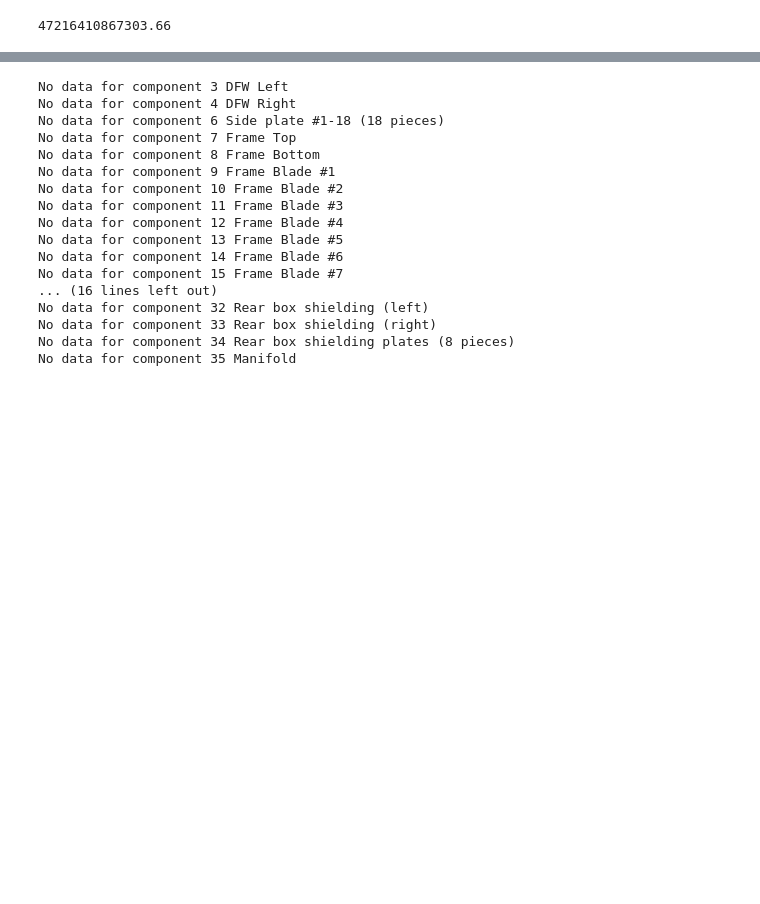
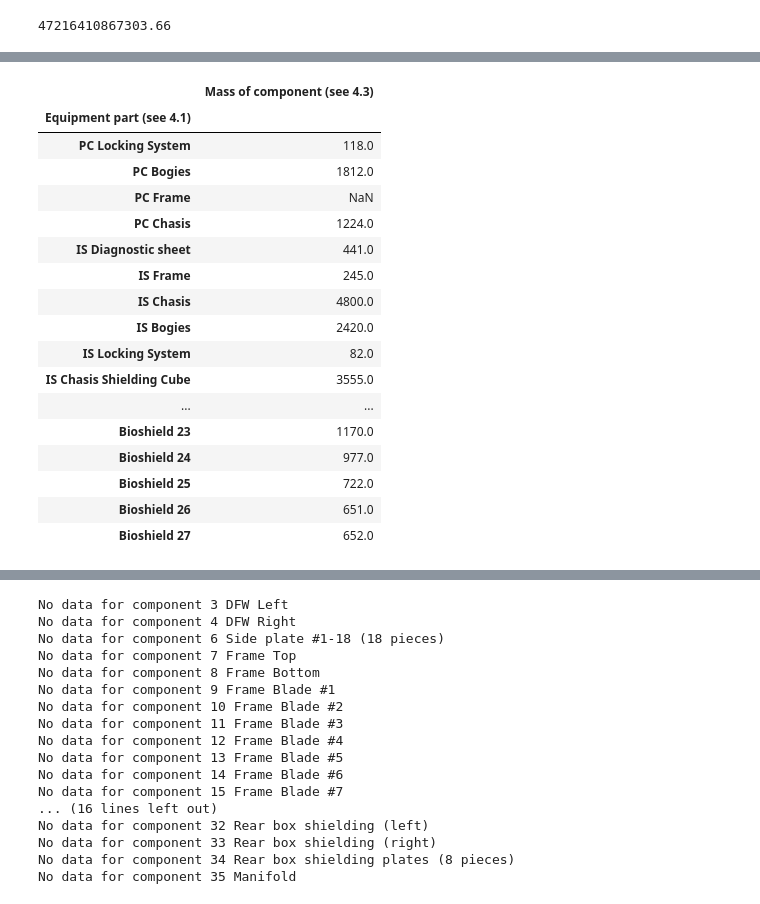
Before and after one commit to rorni/mckit, a Jupyter notebook: notebooks/dvp/upp08-map-activation-to-rwcl.ipynb, the cells around one changed output, grey strips where cells are left out. Cells and saved outputs as stored; diff of their text form; code cells hidden in the pictures; blank space fills up the shorter version.

```diff
--- a/notebooks/dvp/upp08-map-activation-to-rwcl.ipynb
+++ b/notebooks/dvp/upp08-map-activation-to-rwcl.ipynb
@@ -89,12 +76,13 @@ def all_are_dirs(*paths: Path) -> bool:
 # %%
 ROOT: Path = Path(os.getenv("UP08_ACT_ROOT", r'd:\dvp\dev\mcnp\upp\wrk\up08'))
 r2swrk: Path = ROOT / "r2s"
-pjson: Path = ROOT / "component_to_cell.json"
+pjson: Path = ROOT / "component_to_cell-up08-1.json"
 rwclinput: Path = ROOT / "Radwaste_Checklist_UPP08.xlsx"
+rwclinput_iss: Path = ROOT / "Radwaste_Checklist_UP08_ISS_PCSS.xlsx"
 
-assert all_exist(ROOT, r2swrk, pjson, rwclinput)
+assert all_exist(ROOT, r2swrk, pjson, rwclinput, rwclinput_iss)
 assert all_are_dirs(ROOT, r2swrk)
-assert all_are_files(pjson, rwclinput)
+assert all_are_files(pjson, rwclinput, rwclinput_iss)
 # %% [markdown]
 ## Load RWCL->cells mapping from JSON
 # %%
@@ -196,0 +206,22 @@ cell_activity_df.loc[320000]["activity"]
+# %%
+rwclinput_iss_df = pd.read_excel(rwclinput_iss, sheet_name="UPP02", header=0, usecols=[2,3], index_col=0).iloc[3:]  # Yes, UPP02 for UPP08
+rwclinput_iss_df
+# %% [output]
+|  | Mass of component (see 4.3) |
+| Equipment part (see 4.1) |  |
+| PC Locking System | 118.0 |
+| PC Bogies | 1812.0 |
+| PC Frame | NaN |
+| PC Chasis | 1224.0 |
+| IS Diagnostic sheet | 441.0 |
+| IS Frame | 245.0 |
+| IS Chasis | 4800.0 |
+| IS Bogies | 2420.0 |
+| IS Locking System | 82.0 |
+| IS Chasis Shielding Cube | 3555.0 |
+| ... | ... |
+| Bioshield 23 | 1170.0 |
+| Bioshield 24 | 977.0 |
+| Bioshield 25 | 722.0 |
+| Bioshield 26 | 651.0 |
+| Bioshield 27 | 652.0 |
```
Also changed, not shown: parts of 26 cells of this notebook, 2 other files.
